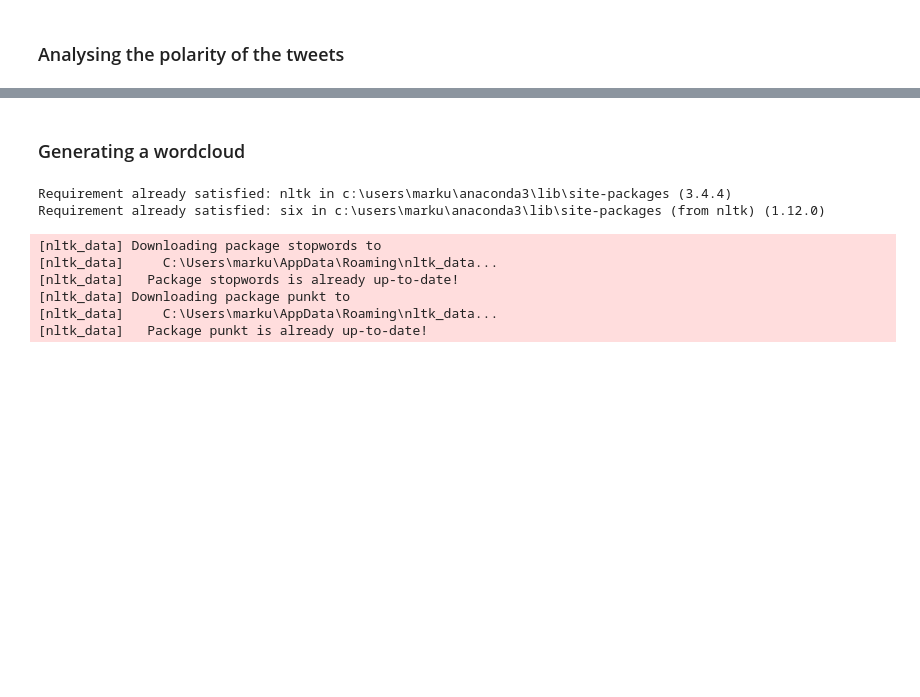
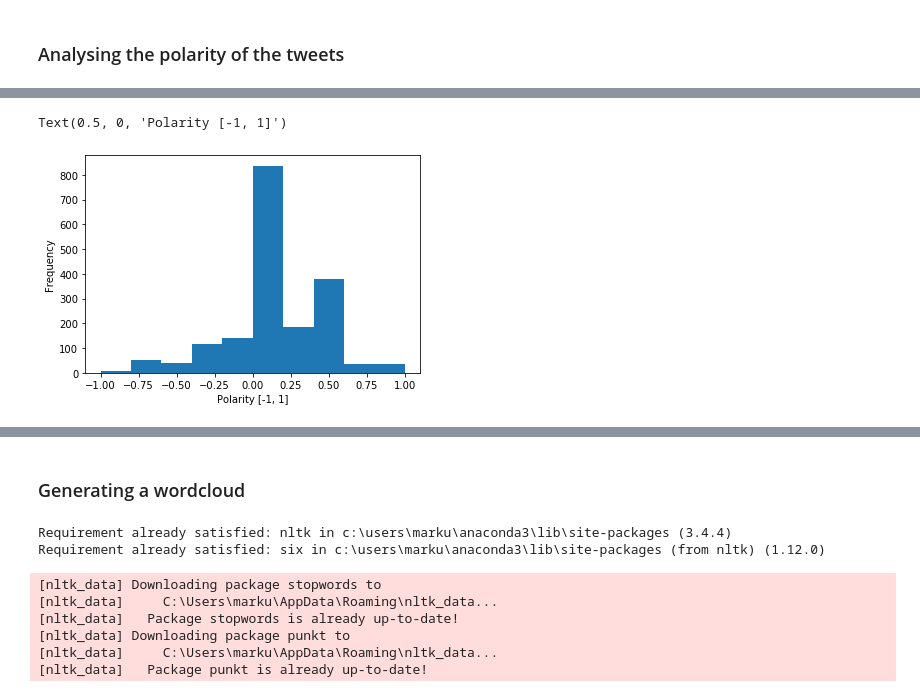
Before and after one commit to smidtfab/Twitter_Crawler, a Jupyter notebook: TwitterCrawler_LGBTQ.ipynb, the cells around one changed output, grey strips where cells are left out. Cells and saved outputs as stored; diff of their text form; code cells hidden in the pictures; blank space fills up the shorter version.

```diff
--- a/TwitterCrawler_LGBTQ.ipynb
+++ b/TwitterCrawler_LGBTQ.ipynb
@@ -204,0 +223,7 @@ tweets.head()
+# %%
+plt.hist(tweets['polar'])
+plt.ylabel('Frequency')
+plt.xlabel('Polarity [-1, 1]')
+# %% [output]
+Text(0.5, 0, 'Polarity [-1, 1]')
+[figure, added]
```
Also changed, not shown: parts of 10 cells of this notebook.
